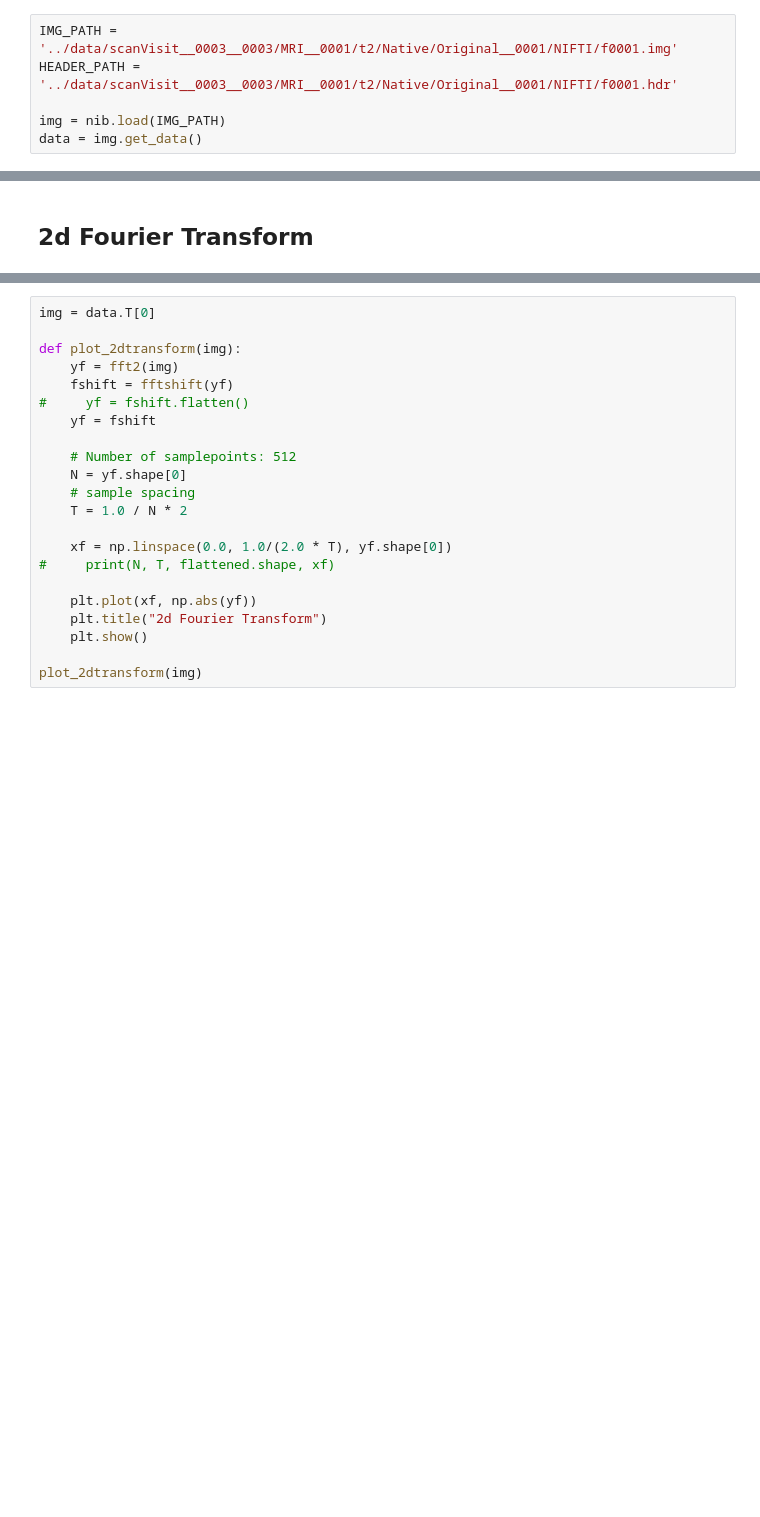
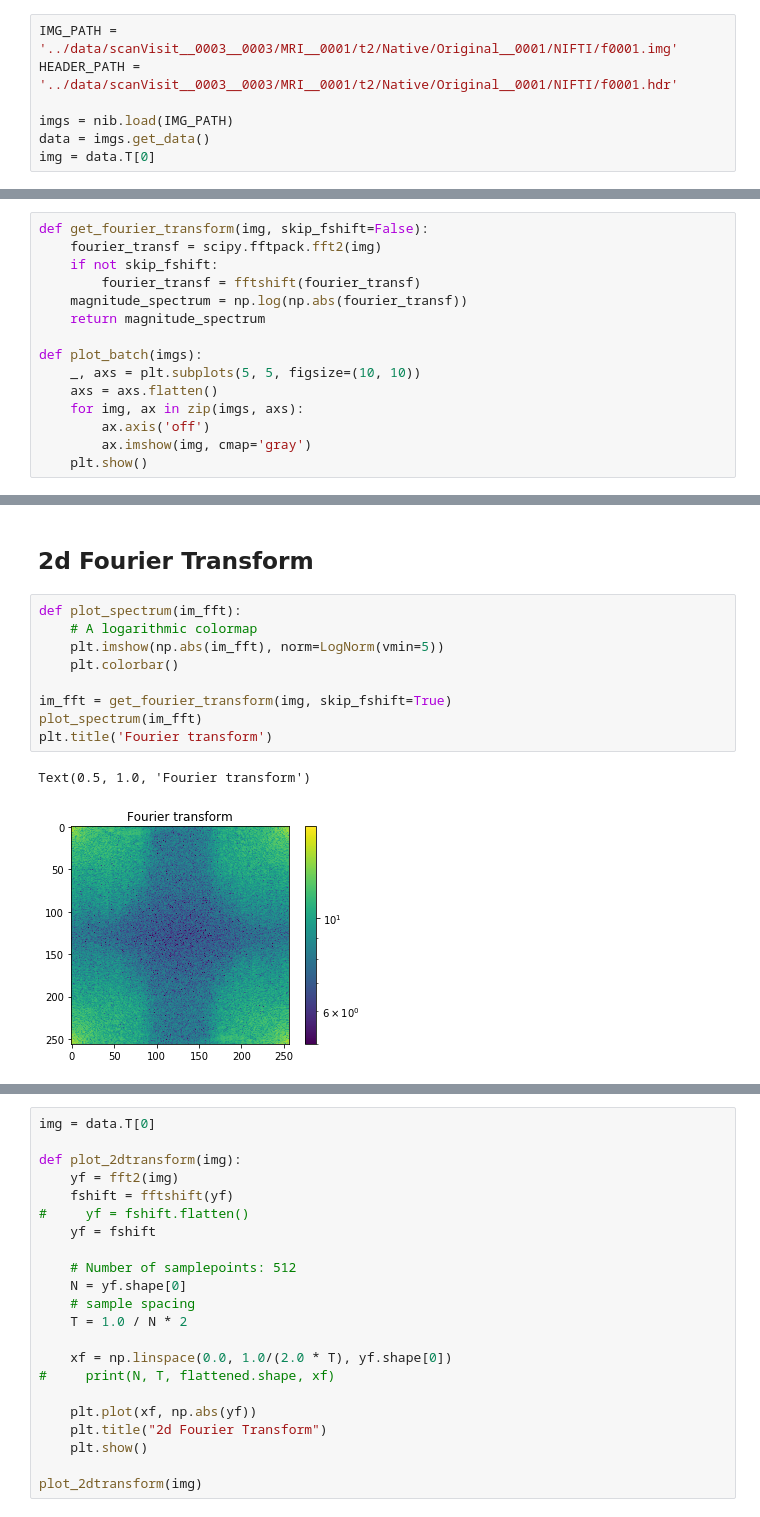
Before and after one commit to gabrielziegler3/CoDePPI, a Jupyter notebook: demos/get-distances.ipynb, the cells around one changed output, grey strips where cells are left out. Cells and saved outputs as stored; diff of their text form; blank space fills up the shorter version.

Commit message:
Add new graphs regarding fourier transforms
Signed-off-by: Gabriel Ziegler <gabrielziegler3@gmail.com>

```diff
--- a/demos/get-distances.ipynb
+++ b/demos/get-distances.ipynb
@@ -10,5 +11,6 @@ import scipy.fftpack
 IMG_PATH = '../data/scanVisit__0003__0003/MRI__0001/t2/Native/Original__0001/NIFTI/f0001.img'
 HEADER_PATH = '../data/scanVisit__0003__0003/MRI__0001/t2/Native/Original__0001/NIFTI/f0001.hdr'
 
-img = nib.load(IMG_PATH)
-data = img.get_data()
+imgs = nib.load(IMG_PATH)
+data = imgs.get_data()
+img = data.T[0]
@@ -15 +19,16 @@ data = img.get_data()
+# %%
+def get_fourier_transform(img, skip_fshift=False):
+    fourier_transf = scipy.fftpack.fft2(img)
+    if not skip_fshift:
+        fourier_transf = fftshift(fourier_transf)
+    magnitude_spectrum = np.log(np.abs(fourier_transf))
+    return magnitude_spectrum
+
+def plot_batch(imgs):
+    _, axs = plt.subplots(5, 5, figsize=(10, 10))
+    axs = axs.flatten()
+    for img, ax in zip(imgs, axs):
+        ax.axis('off')
+        ax.imshow(img, cmap='gray')
+    plt.show()
 # %% [markdown]
@@ -21,3 +40,15 @@ plt.imshow(data.T[0])
 [figure]
 # %% [markdown]
 ## 2d Fourier Transform
+# %%
+def plot_spectrum(im_fft):
+    # A logarithmic colormap
+    plt.imshow(np.abs(im_fft), norm=LogNorm(vmin=5))
+    plt.colorbar()
+
+im_fft = get_fourier_transform(img, skip_fshift=True)
+plot_spectrum(im_fft)
+plt.title('Fourier transform')
+# %% [output]
+Text(0.5, 1.0, 'Fourier transform')
+[figure, added]
```
Also changed, not shown: parts of 14 cells of this notebook.
